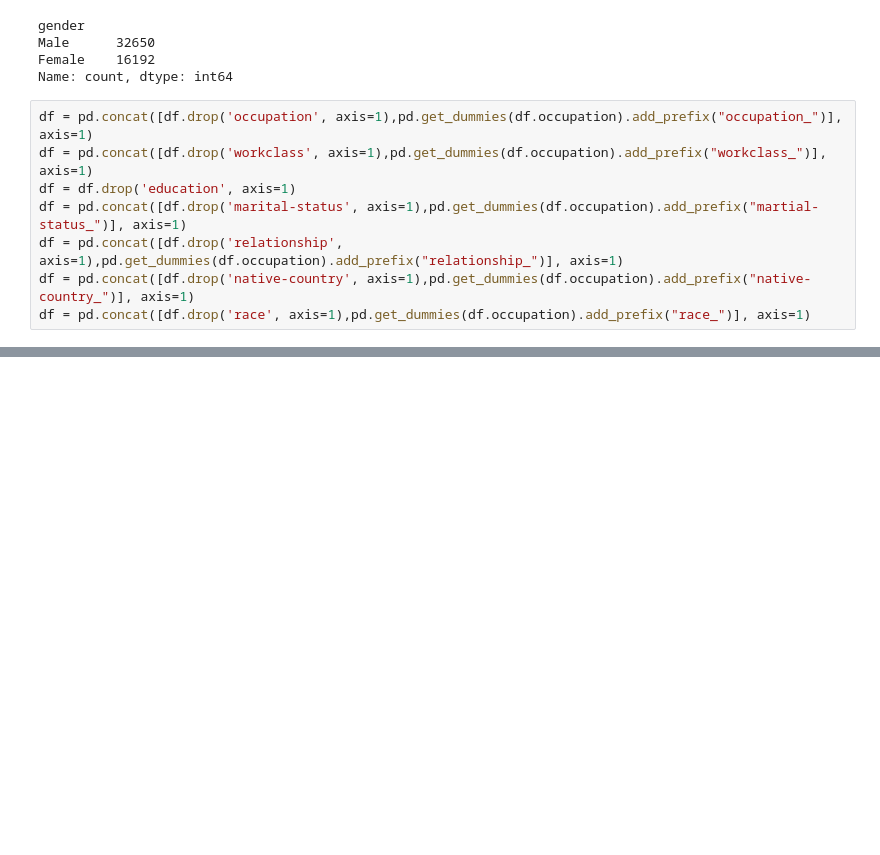
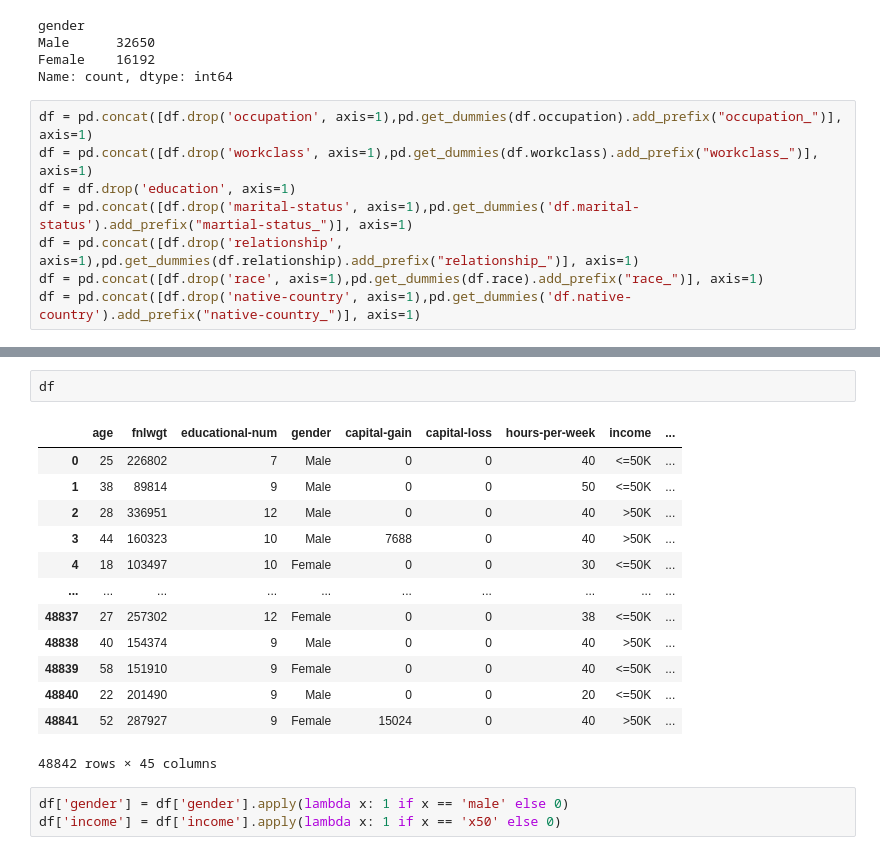
Before and after one commit to gappeah/Income-Prediction-ML, a Jupyter notebook: main.ipynb, the cells around one changed output, grey strips where cells are left out. Saved outputs shown, nothing was run; the diff lists cells and outputs as text; blank space fills up the shorter version.

```diff
--- a/main.ipynb
+++ b/main.ipynb
@@ -76,9 +76,9 @@ Female    16192
 Name: count, dtype: int64
 # %%
 df = pd.concat([df.drop('occupation', axis=1),pd.get_dummies(df.occupation).add_prefix("occupation_")], axis=1)
-df = pd.concat([df.drop('workclass', axis=1),pd.get_dummies(df.occupation).add_prefix("workclass_")], axis=1)
+df = pd.concat([df.drop('workclass', axis=1),pd.get_dummies(df.workclass).add_prefix("workclass_")], axis=1)
 df = df.drop('education', axis=1)
-df = pd.concat([df.drop('marital-status', axis=1),pd.get_dummies(df.occupation).add_prefix("martial-status_")], axis=1)
-df = pd.concat([df.drop('relationship', axis=1),pd.get_dummies(df.occupation).add_prefix("relationship_")], axis=1)
-df = pd.concat([df.drop('native-country', axis=1),pd.get_dummies(df.occupation).add_prefix("native-country_")], axis=1)
-df = pd.concat([df.drop('race', axis=1),pd.get_dummies(df.occupation).add_prefix("race_")], axis=1)
+df = pd.concat([df.drop('marital-status', axis=1),pd.get_dummies('df.marital-status').add_prefix("martial-status_")], axis=1)
+df = pd.concat([df.drop('relationship', axis=1),pd.get_dummies(df.relationship).add_prefix("relationship_")], axis=1)
+df = pd.concat([df.drop('race', axis=1),pd.get_dummies(df.race).add_prefix("race_")], axis=1)
+df = pd.concat([df.drop('native-country', axis=1),pd.get_dummies('df.native-country').add_prefix("native-country_")], axis=1)
@@ -88,0 +101,19 @@ df
+# %%
+df
+# %% [output]
+|  | age | fnlwgt | educational-num | gender | capital-gain | capital-loss | hours-per-week | income | ... |
+| 0 | 25 | 226802 | 7 | Male | 0 | 0 | 40 | <=50K | ... |
+| 1 | 38 | 89814 | 9 | Male | 0 | 0 | 50 | <=50K | ... |
+| 2 | 28 | 336951 | 12 | Male | 0 | 0 | 40 | >50K | ... |
+| 3 | 44 | 160323 | 10 | Male | 7688 | 0 | 40 | >50K | ... |
+| 4 | 18 | 103497 | 10 | Female | 0 | 0 | 30 | <=50K | ... |
+| ... | ... | ... | ... | ... | ... | ... | ... | ... | ... |
+| 48837 | 27 | 257302 | 12 | Female | 0 | 0 | 38 | <=50K | ... |
+| 48838 | 40 | 154374 | 9 | Male | 0 | 0 | 40 | >50K | ... |
+| 48839 | 58 | 151910 | 9 | Female | 0 | 0 | 40 | <=50K | ... |
+| 48840 | 22 | 201490 | 9 | Male | 0 | 0 | 20 | <=50K | ... |
+| 48841 | 52 | 287927 | 9 | Female | 15024 | 0 | 40 | >50K | ... |
+48842 rows × 45 columns
+# %%
+df['gender'] = df['gender'].apply(lambda x: 1 if x == 'male' else 0)
+df['income'] = df['income'].apply(lambda x: 1 if x == 'x50' else 0)
```
Also changed, not shown: parts of 4 cells of this notebook.
